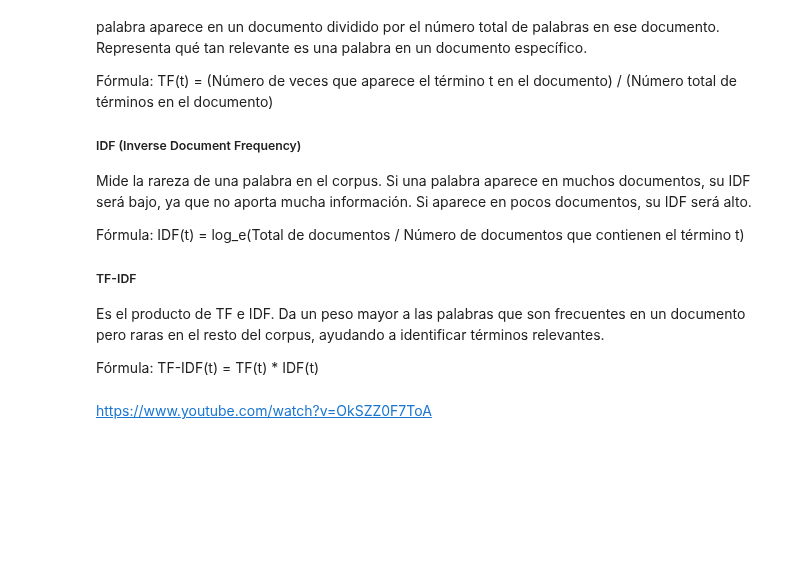
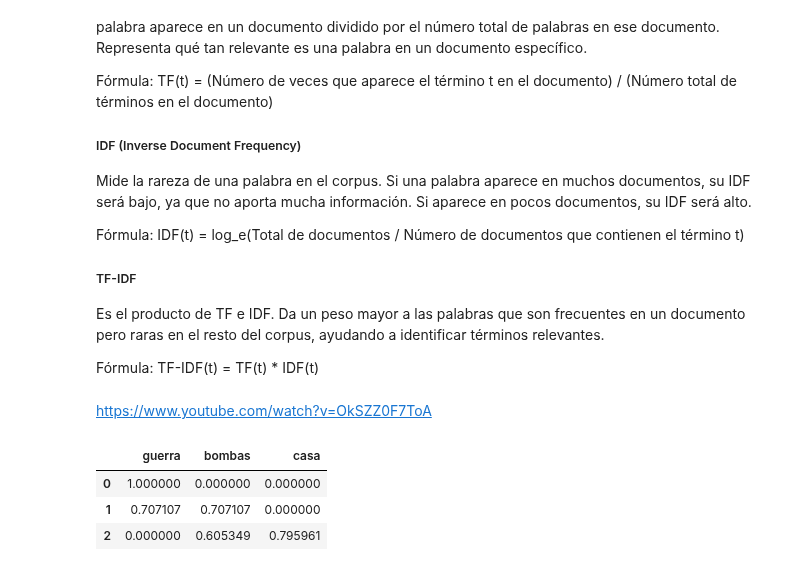
Before and after one commit to roicort/PCIC, a Jupyter notebook: NLP/T10/AS1.ipynb, the cells around one changed output. Cells and saved outputs as stored; diff of their text form; code cells hidden in the pictures; blank space fills up the shorter version.

```diff
--- a/NLP/T10/AS1.ipynb
+++ b/NLP/T10/AS1.ipynb
@@ -79,3 +79,10 @@ for i in range(len(df)):
     fig.add_trace(go.Bar(x=df.columns, y=df.iloc[i], name=f'Doc {i+1}'))
 fig.update_layout(title='TF-IDF values for words in documents', xaxis_title='Words', yaxis_title='TF-IDF Value')
 fig.show()
+# %%
+df
+# %% [output]
+|  | guerra | bombas | casa |
+| 0 | 1.000000 | 0.000000 | 0.000000 |
+| 1 | 0.707107 | 0.707107 | 0.000000 |
+| 2 | 0.000000 | 0.605349 | 0.795961 |
```
Also changed, not shown: parts of 1 cell of this notebook.
